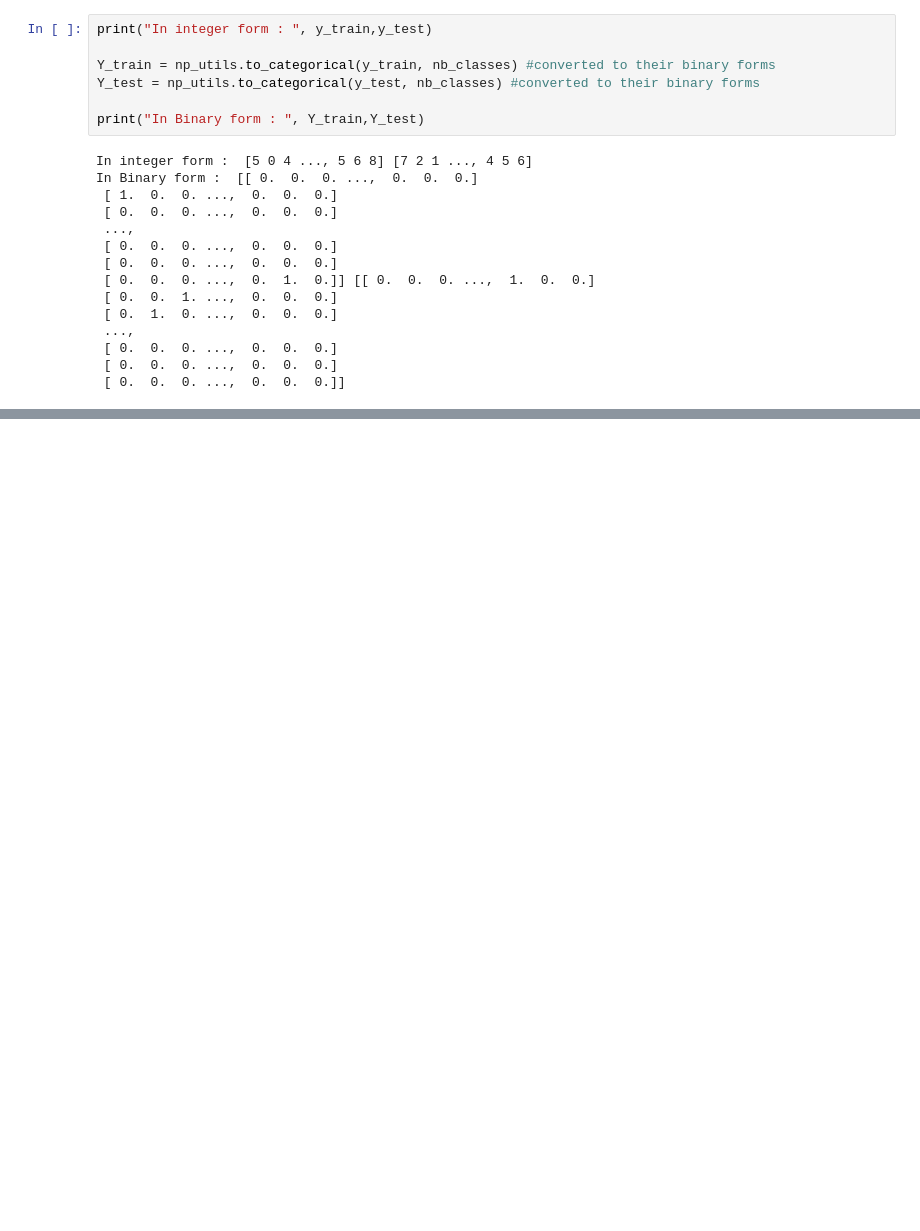
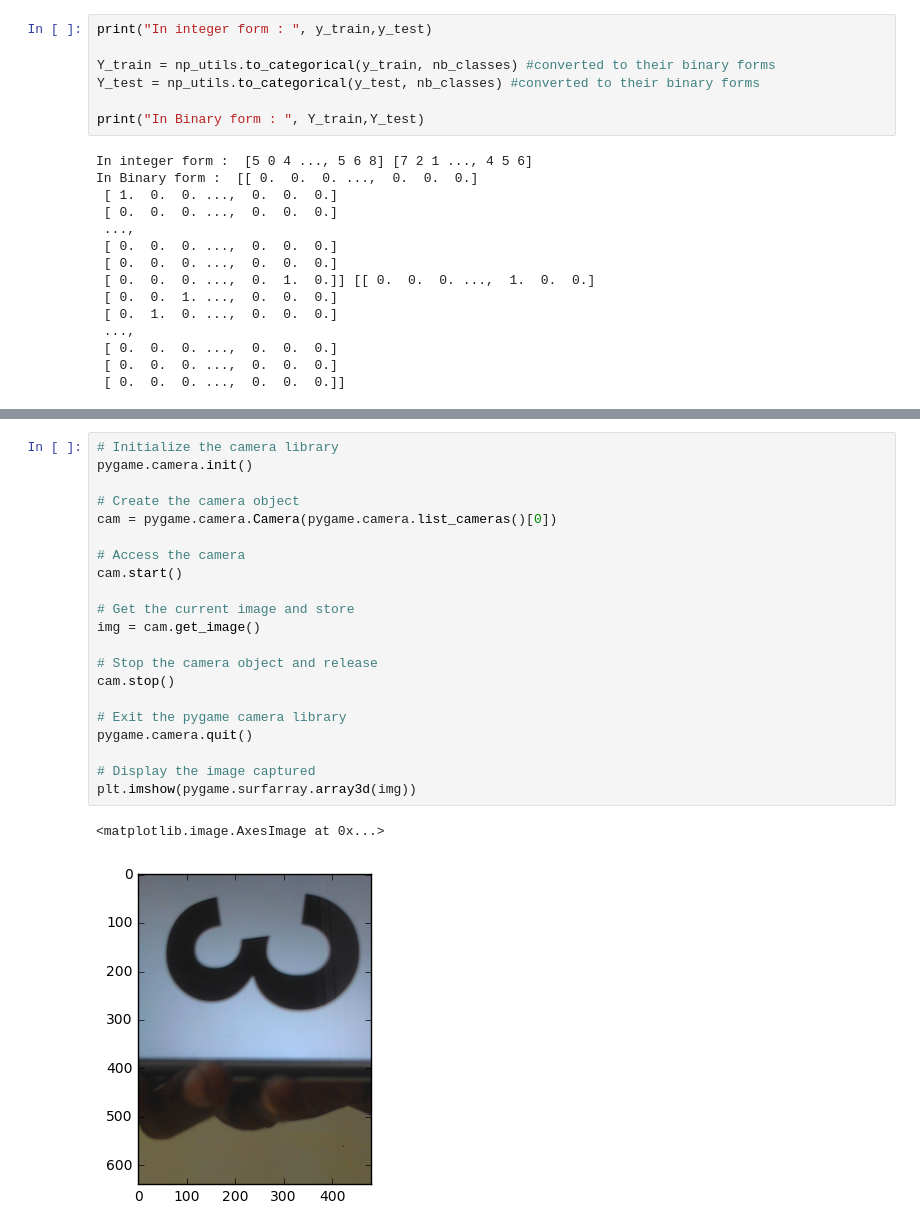
Before and after one commit to joelselvaraj/Udacity-MLND-Capstone-Handwritting-Digit-Recognition, a Jupyter notebook: handwritten_digit_recognizer.ipynb, the cells around one changed output, grey strips where cells are left out. Drawn from its saved outputs; the diff is of its cells as text; blank space fills up the shorter version.

```diff
--- a/handwritten_digit_recognizer.ipynb
+++ b/handwritten_digit_recognizer.ipynb
@@ -125,0 +216,24 @@ TODO
+# %%
+# Initialize the camera library
+pygame.camera.init()
+
+# Create the camera object
+cam = pygame.camera.Camera(pygame.camera.list_cameras()[0])
+
+# Access the camera
+cam.start()
+
+# Get the current image and store
+img = cam.get_image()
+
+# Stop the camera object and release
+cam.stop()
+
+# Exit the pygame camera library
+pygame.camera.quit()
+
+# Display the image captured
+plt.imshow(pygame.surfarray.array3d(img))
+# %% [output]
+<matplotlib.image.AxesImage at 0x...>
+[figure, added]
```
Also changed, not shown: parts of 23 cells of this notebook, 3 other files.
